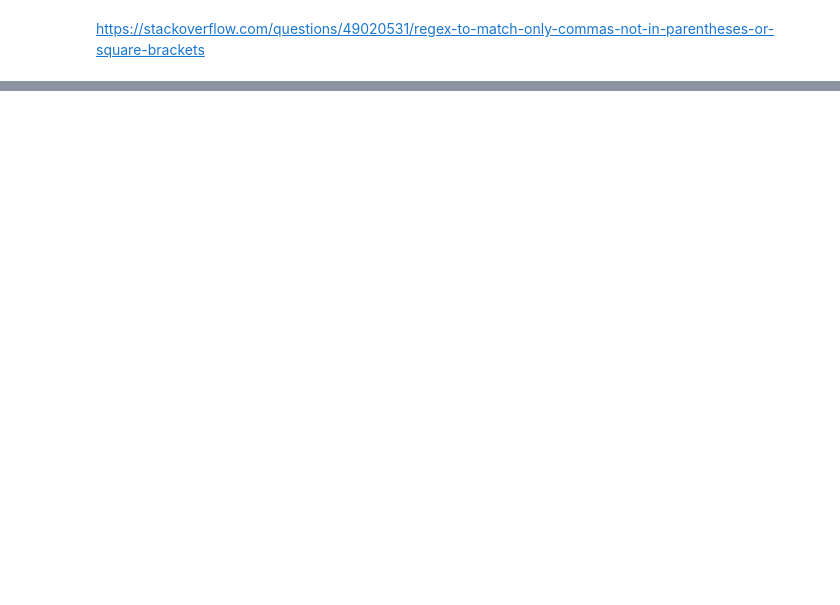
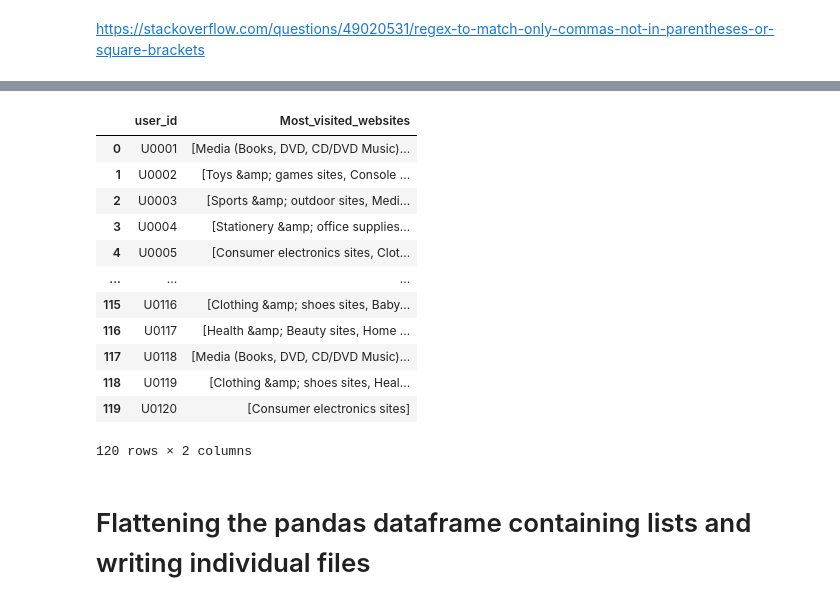
Before and after one commit to abhilash-j2/Team3_INFO7374_Spring2021, a Jupyter notebook: Assignments/Assignment1/Data pre-processing.ipynb, the cells around one changed output, grey strips where cells are left out. Saved outputs shown, nothing was run; the diff lists cells and outputs as text; code cells hidden in the pictures; blank space fills up the shorter version.

```diff
--- a/Assignments/Assignment1/Data pre-processing.ipynb
+++ b/Assignments/Assignment1/Data pre-processing.ipynb
@@ -252,0 +297,22 @@ list(re.finditer("\w[^\[(,]*(\[[^]]+\]|\([^)]*\))?|[\w+]",pref_df["Most_visited_
+# %%
+newdf = pref_df.copy()
+# %%
+newdf = newdf[["user_id","Most_visited_websites"]]
+# %%
+newdf
+# %% [output]
+|  | user_id | Most_visited_websites |
+| 0 | U0001 | [Media (Books, DVD, CD/DVD Music)... |
+| 1 | U0002 | [Toys &amp; games sites, Console ... |
+| 2 | U0003 | [Sports &amp; outdoor sites, Medi... |
+| 3 | U0004 | [Stationery &amp; office supplies... |
+| 4 | U0005 | [Consumer electronics sites, Clot... |
+| ... | ... | ... |
+| 115 | U0116 | [Clothing &amp; shoes sites, Baby... |
+| 116 | U0117 | [Health &amp; Beauty sites, Home ... |
+| 117 | U0118 | [Media (Books, DVD, CD/DVD Music)... |
+| 118 | U0119 | [Clothing &amp; shoes sites, Heal... |
+| 119 | U0120 | [Consumer electronics sites] |
+120 rows × 2 columns
+# %% [markdown]
+# Flattening the pandas dataframe containing lists and writing individual files
```
Also changed, not shown: parts of 14 cells of this notebook, 5 other files.
